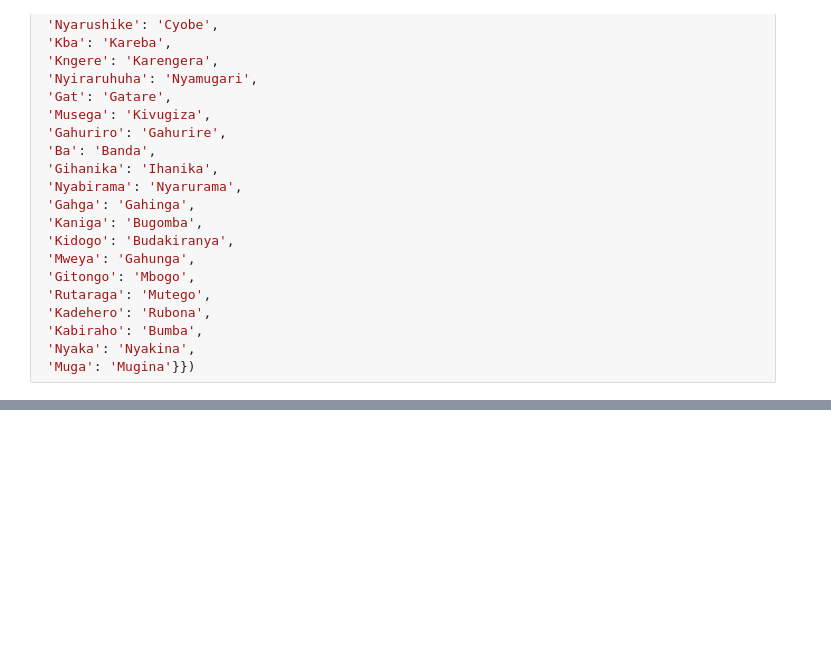
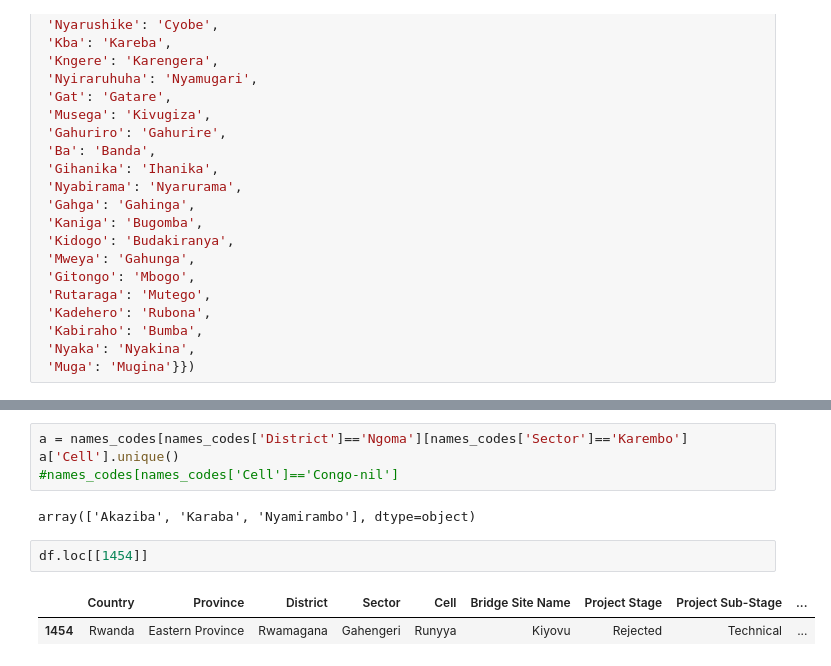
Before and after one commit to BloomTech-Labs/bridges-to-prosperity-ds-b, a Jupyter notebook: notebooks/Match_village_ids.ipynb, the cells around one changed output, grey strips where cells are left out. Drawn from its saved outputs; the diff is of its cells as text; blank space fills up the shorter version.

```diff
--- a/notebooks/Match_village_ids.ipynb
+++ b/notebooks/Match_village_ids.ipynb
@@ -528,0 +620,11 @@ df=df.replace({'Cell': {'Bit': 'Bitare',
+# %%
+a = names_codes[names_codes['District']=='Ngoma'][names_codes['Sector']=='Karembo']
+a['Cell'].unique()
+#names_codes[names_codes['Cell']=='Congo-nil']
+# %% [output]
+array(['Akaziba', 'Karaba', 'Nyamirambo'], dtype=object)
+# %%
+df.loc[[1454]]
+# %% [output]
+|  | Country | Province | District | Sector | Cell | Bridge Site Name | Project Stage | Project Sub-Stage | ... |
+| 1454 | Rwanda | Eastern Province | Rwamagana | Gahengeri | Runyya | Kiyovu | Rejected | Technical | ... |
```
Also changed, not shown: parts of 29 cells of this notebook.
